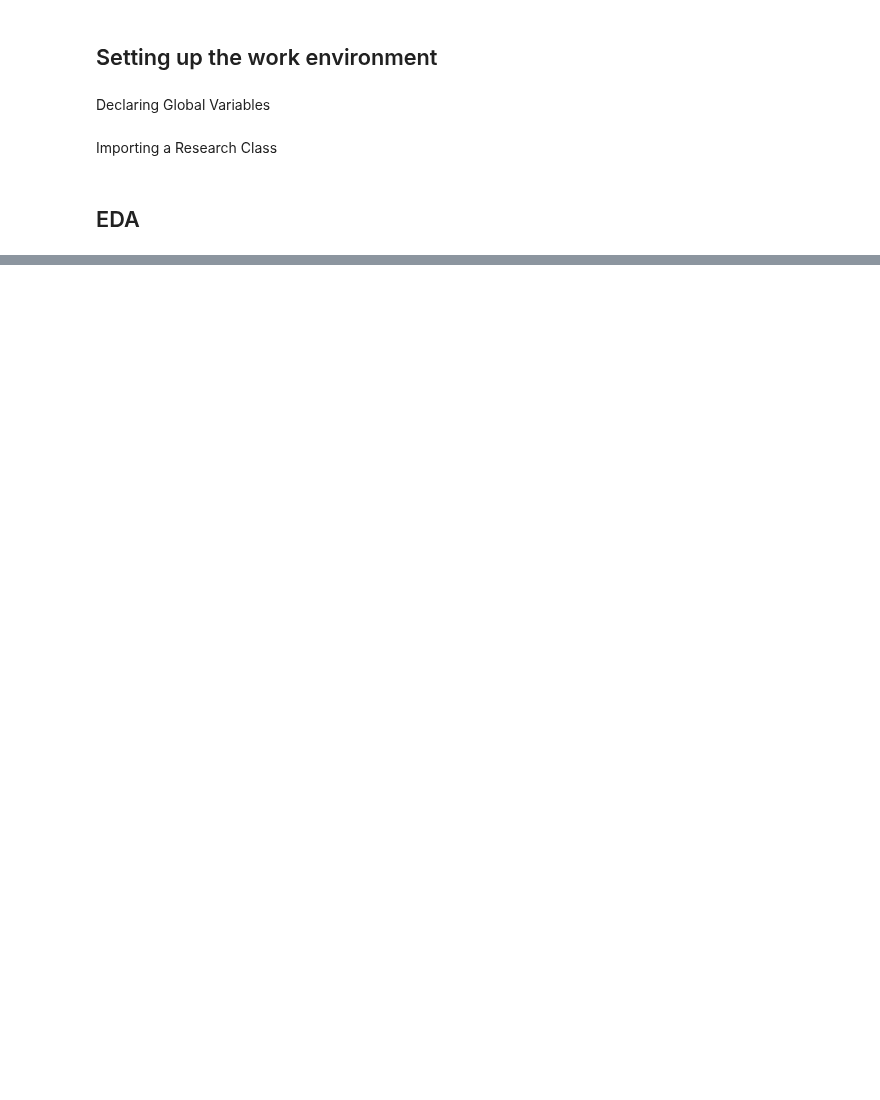
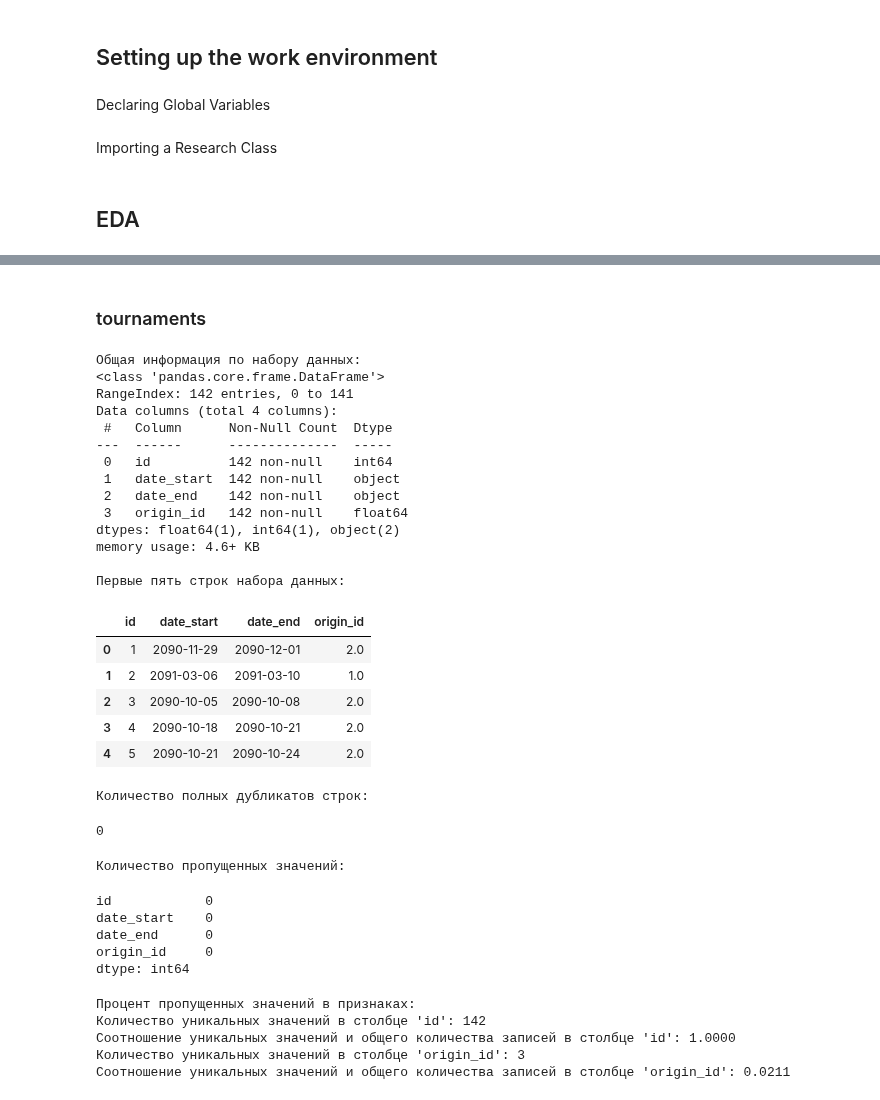
Before and after one commit to denis-42ds/elements_for_athletes, a Jupyter notebook: elements_searching.ipynb, the cells around one changed output, grey strips where cells are left out. Drawn from its saved outputs; the diff is of its cells as text; code cells hidden in the pictures; blank space fills up the shorter version.

```diff
--- a/elements_searching.ipynb
+++ b/elements_searching.ipynb
@@ -81,0 +238,40 @@ from research_class import DatasetExplorer
+# %% [markdown]
+### tournaments
+# %%
+tournaments_explorer = DatasetExplorer(TOURNAMENTS_PATH)
+# %%
+tournaments_explorer.explore_dataset()
+# %% [output]
+Общая информация по набору данных:
+<class 'pandas.core.frame.DataFrame'>
+RangeIndex: 142 entries, 0 to 141
+Data columns (total 4 columns):
+ #   Column      Non-Null Count  Dtype
+---  ------      --------------  -----
+ 0   id          142 non-null    int64
+ 1   date_start  142 non-null    object
+ 2   date_end    142 non-null    object
+ 3   origin_id   142 non-null    float64
+dtypes: float64(1), int64(1), object(2)
+memory usage: 4.6+ KB
+
+Первые пять строк набора данных:
+|  | id | date_start | date_end | origin_id |
+| 0 | 1 | 2090-11-29 | 2090-12-01 | 2.0 |
+| 1 | 2 | 2091-03-06 | 2091-03-10 | 1.0 |
+| 2 | 3 | 2090-10-05 | 2090-10-08 | 2.0 |
+| 3 | 4 | 2090-10-18 | 2090-10-21 | 2.0 |
+| 4 | 5 | 2090-10-21 | 2090-10-24 | 2.0 |
+Количество полных дубликатов строк:
+0
+Количество пропущенных значений:
+id            0
+date_start    0
+date_end      0
+origin_id     0
+dtype: int64
+Процент пропущенных значений в признаках:
+Количество уникальных значений в столбце 'id': 142
+Соотношение уникальных значений и общего количества записей в столбце 'id': 1.0000
+Количество уникальных значений в столбце 'origin_id': 3
+Соотношение уникальных значений и общего количества записей в столбце 'origin_id': 0.0211
```
Also changed, not shown: parts of 15 cells of this notebook, 3 other files.
